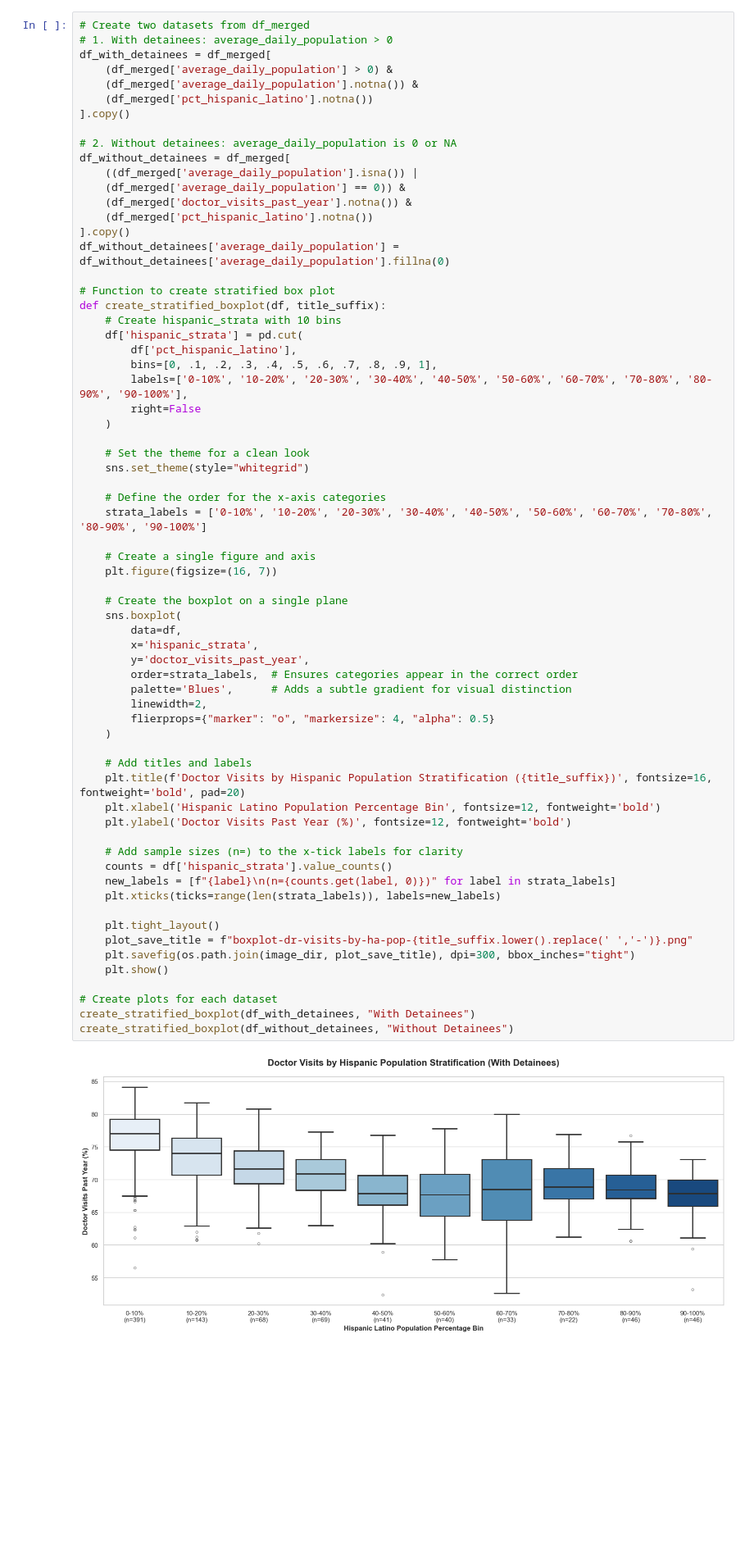
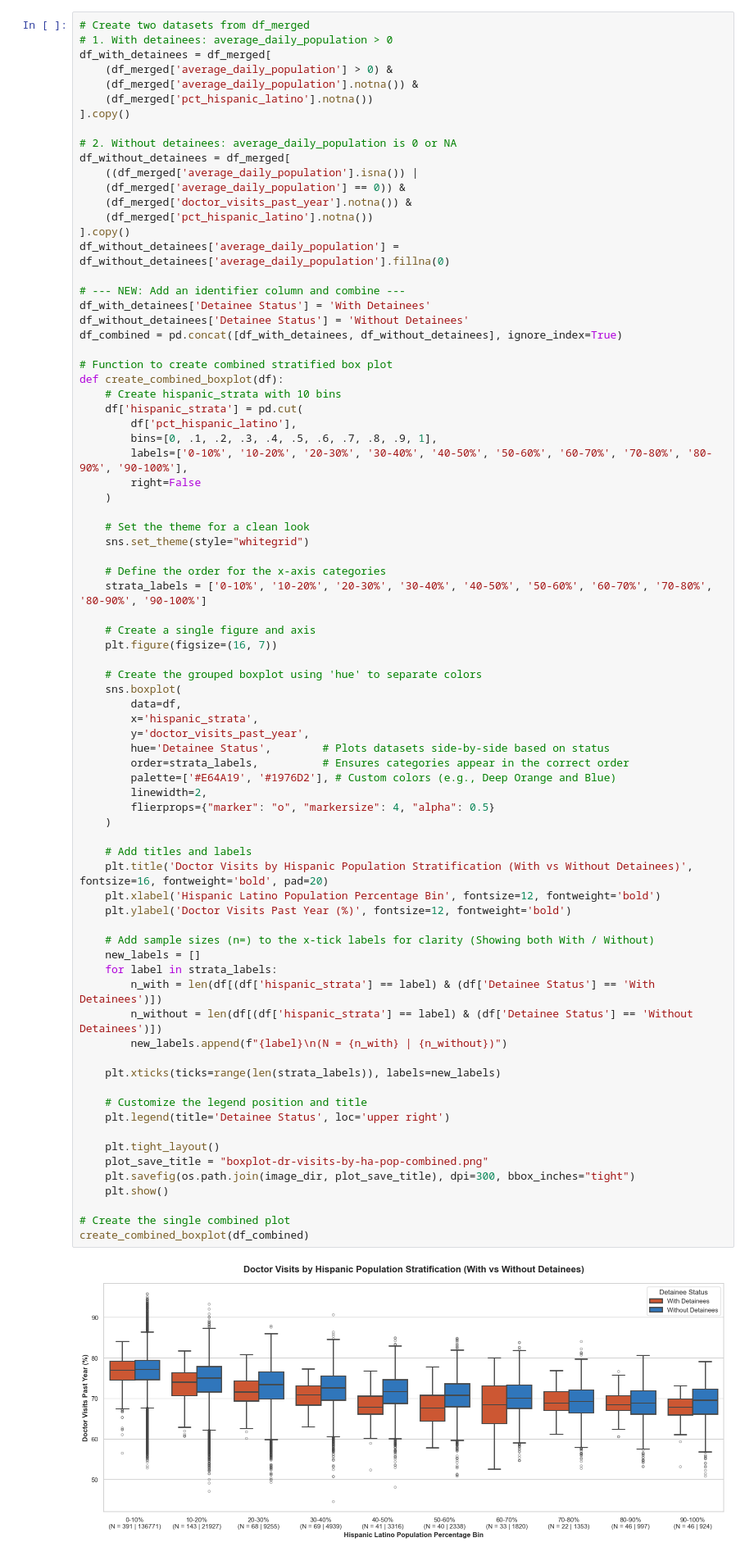
Before and after one commit to riverar9/data698-master-research-project, a Jupyter notebook: Appendix A - Python Code.ipynb, the cells around one changed output. Shown at 82% size. Saved outputs shown, nothing was run; the diff lists cells and outputs as text; blank space fills up the shorter version.

```diff
--- a/Appendix A - Python Code.ipynb
+++ b/Appendix A - Python Code.ipynb
@@ -1370,8 +1370,13 @@ df_without_detainees = df_merged[
 ].copy()
 df_without_detainees['average_daily_population'] = df_without_detainees['average_daily_population'].fillna(0)
 
-# Function to create stratified box plot
-def create_stratified_boxplot(df, title_suffix):
+# --- NEW: Add an identifier column and combine ---
+df_with_detainees['Detainee Status'] = 'With Detainees'
+df_without_detainees['Detainee Status'] = 'Without Detainees'
+df_combined = pd.concat([df_with_detainees, df_without_detainees], ignore_index=True)
+
+# Function to create combined stratified box plot
+def create_combined_boxplot(df):
     # Create hispanic_strata with 10 bins
     df['hispanic_strata'] = pd.cut(
         df['pct_hispanic_latino'],
@@ -1381,42 +1386,49 @@ def create_stratified_boxplot(df, title_suffix):
     )
 
     # Set the theme for a clean look
     sns.set_theme(style="whitegrid")
 
     # Define the order for the x-axis categories
     strata_labels = ['0-10%', '10-20%', '20-30%', '30-40%', '40-50%', '50-60%', '60-70%', '70-80%', '80-90%', '90-100%']
 
     # Create a single figure and axis
     plt.figure(figsize=(16, 7))
 
-    # Create the boxplot on a single plane
+    # Create the grouped boxplot using 'hue' to separate colors
     sns.boxplot(
         data=df,
         x='hispanic_strata',
         y='doctor_visits_past_year',
-        order=strata_labels,  # Ensures categories appear in the correct order
-        palette='Blues',      # Adds a subtle gradient for visual distinction
+        hue='Detainee Status',        # Plots datasets side-by-side based on status
+        order=strata_labels,          # Ensures categories appear in the correct order
+        palette=['#E64A19', '#1976D2'], # Custom colors (e.g., Deep Orange and Blue)
         linewidth=2,
         flierprops={"marker": "o", "markersize": 4, "alpha": 0.5}
     )
 
     # Add titles and labels
-    plt.title(f'Doctor Visits by Hispanic Population Stratification ({title_suffix})', fontsize=16, fontweight='bold', pad=20)
+    plt.title('Doctor Visits by Hispanic Population Stratification (With vs Without Detainees)', fontsize=16, fontweight='bold', pad=20)
     plt.xlabel('Hispanic Latino Population Percentage Bin', fontsize=12, fontweight='bold')
     plt.ylabel('Doctor Visits Past Year (%)', fontsize=12, fontweight='bold')
 
-    # Add sample sizes (n=) to the x-tick labels for clarity
-    counts = df['hispanic_strata'].value_counts()
-    new_labels = [f"{label}\n(n={counts.get(label, 0)})" for label in strata_labels]
+    # Add sample sizes (n=) to the x-tick labels for clarity (Showing both With / Without)
+    new_labels = []
+    for label in strata_labels:
+        n_with = len(df[(df['hispanic_strata'] == label) & (df['Detainee Status'] == 'With Detainees')])
+        n_without = len(df[(df['hispanic_strata'] == label) & (df['Detainee Status'] == 'Without Detainees')])
+        new_labels.append(f"{label}\n(N = {n_with} | {n_without})")
+
     plt.xticks(ticks=range(len(strata_labels)), labels=new_labels)
 
+    # Customize the legend position and title
+    plt.legend(title='Detainee Status', loc='upper right')
+
     plt.tight_layout()
-    plot_save_title = f"boxplot-dr-visits-by-ha-pop-{title_suffix.lower().replace(' ','-')}.png"
+    plot_save_title = "boxplot-dr-visits-by-ha-pop-combined.png"
     plt.savefig(os.path.join(image_dir, plot_save_title), dpi=300, bbox_inches="tight")
     plt.show()
 
-# Create plots for each dataset
-create_stratified_boxplot(df_with_detainees, "With Detainees")
-create_stratified_boxplot(df_without_detainees, "Without Detainees")
+# Create the single combined plot
+create_combined_boxplot(df_combined)
 # %% [output]
-[figure, old version]
+[figure, new version]
```
Also changed, not shown: parts of 1 cell of this notebook, 7 other files.
